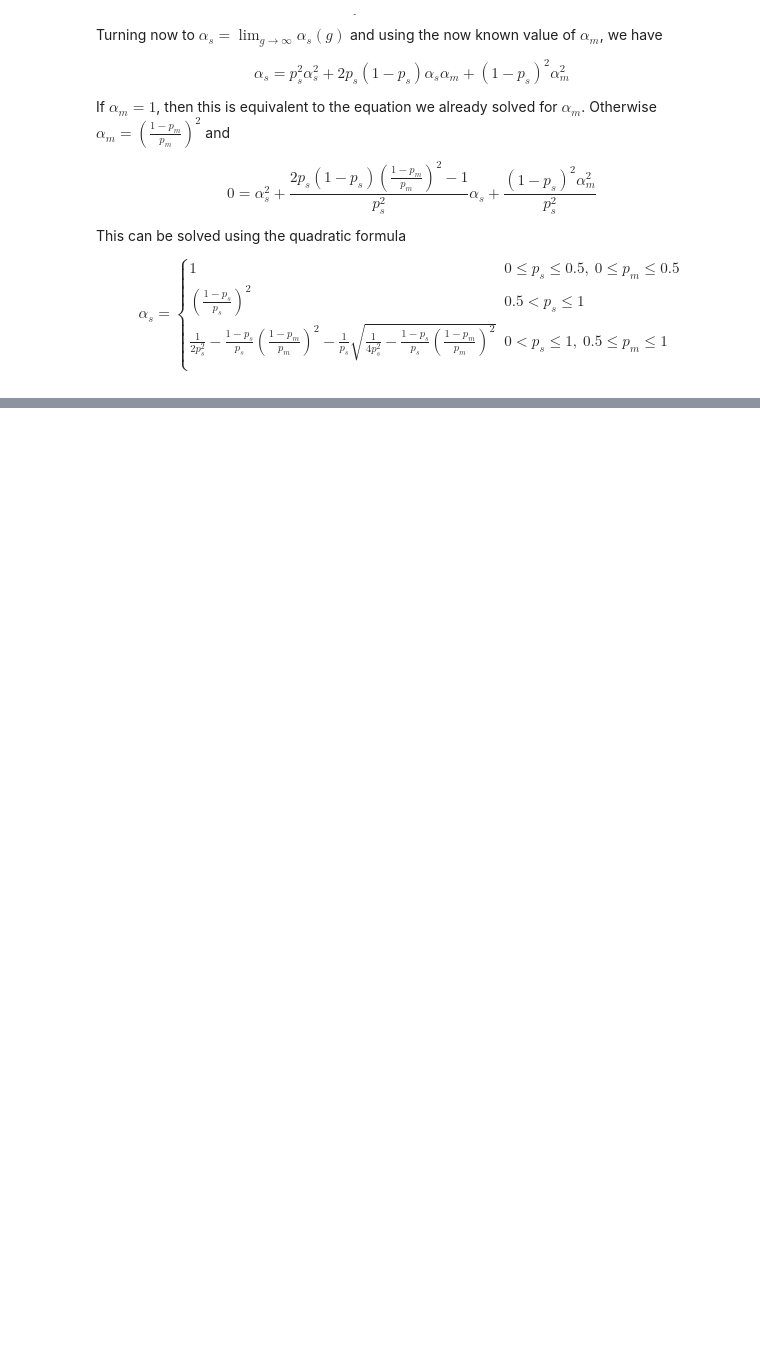
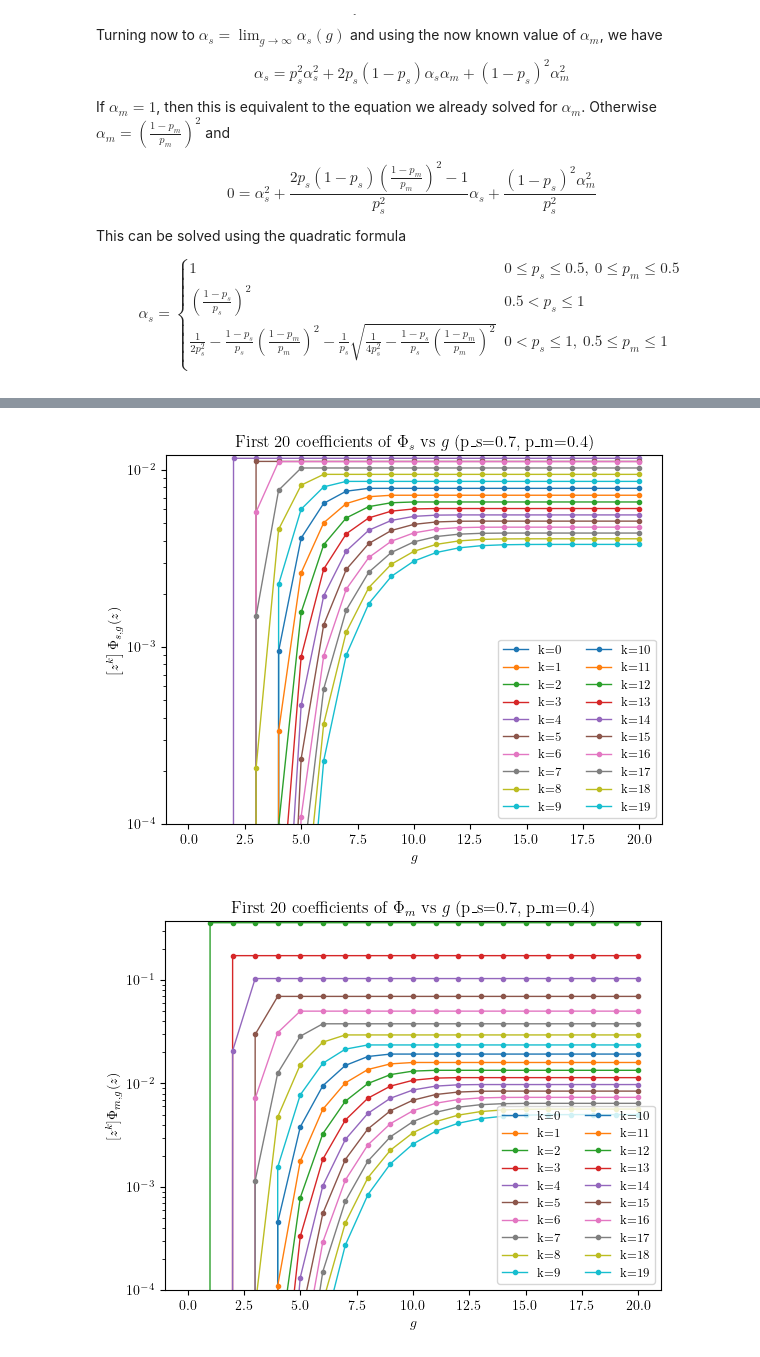
Before and after one commit to Joel-Miller-Lab/AMSI2026_PGF, a Jupyter notebook: docs/_sources/notebooks/MultiType/StemCells.ipynb, the cells around one changed output, grey strips where cells are left out. Drawn from its saved outputs; the diff is of its cells as text; code cells hidden in the pictures; blank space fills up the shorter version.

```diff
--- a/docs/_sources/notebooks/MultiType/StemCells.ipynb
+++ b/docs/_sources/notebooks/MultiType/StemCells.ipynb
@@ -405,10 +405,6 @@ To find the colony size if it goes extinct by generation $g$ for different initi
 # %%
 import numpy as np
 import matplotlib.pyplot as plt
-import matplotlib as mpl
-
-mpl.rcParams["text.usetex"] = True
-mpl.rcParams["font.family"] = "serif"
 
 def xi_s(x, y, z, p_s):
     return (p_s * x + (1.0 - p_s) * y) ** 2
@@ -498,39 +494,43 @@ def plot_coeffs_vs_g(coeffs, title, ylabel):
     plt.xlabel("$g$")
     plt.ylabel(ylabel)
     plt.title(title)
-    plt.grid(True, alpha=0.3)
+    plt.ylim(bottom = 10**(-4))
+    plt.semilogy()
     plt.legend(ncols=2, fontsize=9)
     plt.show()
 
 
 if __name__ == "__main__":
     # -----------------------------
     # User-set parameters
     # -----------------------------
     p_s = 0.7
     p_m = 0.4
 
-    gmax = 10
-    K = 10
+    gmax = 20
+    K = 20
 
     # M must be > max degree you want without wrap-around.
     # Since you only want first K=10 coefficients, just make M comfortably larger.
     # A power of 2 is convenient for FFT.
-    M = 2**14  # 16384 is plenty for K=10
+    M = 2**15
 
     coeffs_s, coeffs_m = compute_first_K_coeffs_over_g(gmax=gmax, p_s=p_s, p_m=p_m, M=M, K=K)
 
     # -----------------------------
     # Plots
     # -----------------------------
     plot_coeffs_vs_g(
         coeffs_s,
         title=rf"First {K} coefficients of $\Phi_s$ vs $g$ (p_s={p_s}, p_m={p_m})",
         ylabel=r"$\left[z^k\right]\Phi_{s,g}(z)$",
     )
 
     plot_coeffs_vs_g(
         coeffs_m,
         title=rf"First {K} coefficients of $\Phi_m$ vs $g$ (p_s={p_s}, p_m={p_m})",
         ylabel=r"$[z^k]\Phi_{m,g}(z)$",
     )
+# %% [output]
+[figure, added]
+[figure, added]
```
Also changed, not shown: parts of 1 cell of this notebook, 10 other files.
